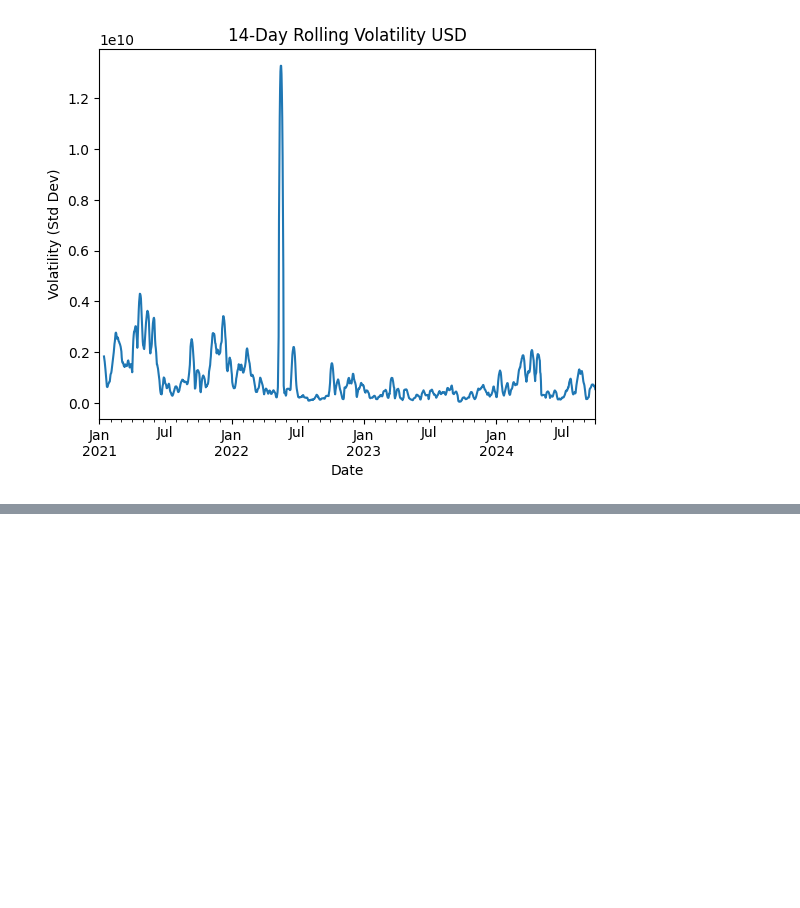
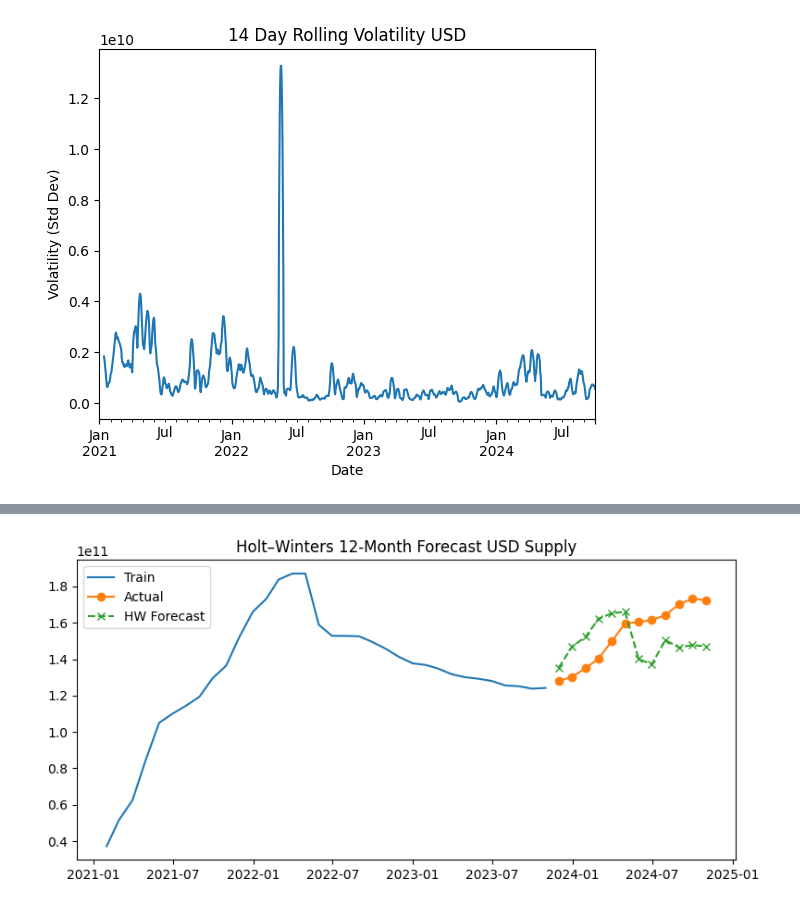
Before and after one commit to AlthafSyakirMaulana/stablecoin-insights, a Jupyter notebook: Data_Analyst.ipynb, the cells around one changed output, grey strips where cells are left out. Drawn from its saved outputs; the diff is of its cells as text; code cells hidden in the pictures; blank space fills up the shorter version.

```diff
--- a/Data_Analyst.ipynb
+++ b/Data_Analyst.ipynb
@@ -164,0 +239,23 @@ plt.show()
+# %%
+# Fit Holt-Winters (additive trend & seasonal)
+hw_model = ExponentialSmoothing(
+    train,
+    trend='add',
+    seasonal='add',
+    seasonal_periods=12
+).fit()
+
+# Forecast 12 bulan ke depan
+hw_forecast = hw_model.forecast(12)
+
+# Plot hasil
+plt.figure(figsize=(8,4))
+plt.plot(train.index, train, label='Train')
+plt.plot(test.index, test, 'o-', label='Actual')
+plt.plot(hw_forecast.index, hw_forecast, 'x--', label='HW Forecast')
+plt.title('Holt–Winters 12-Month Forecast USD Supply')
+plt.legend()
+plt.tight_layout()
+plt.show()
+# %% [output]
+[figure, added]
```
Also changed, not shown: parts of 21 cells of this notebook, 1 other file.
